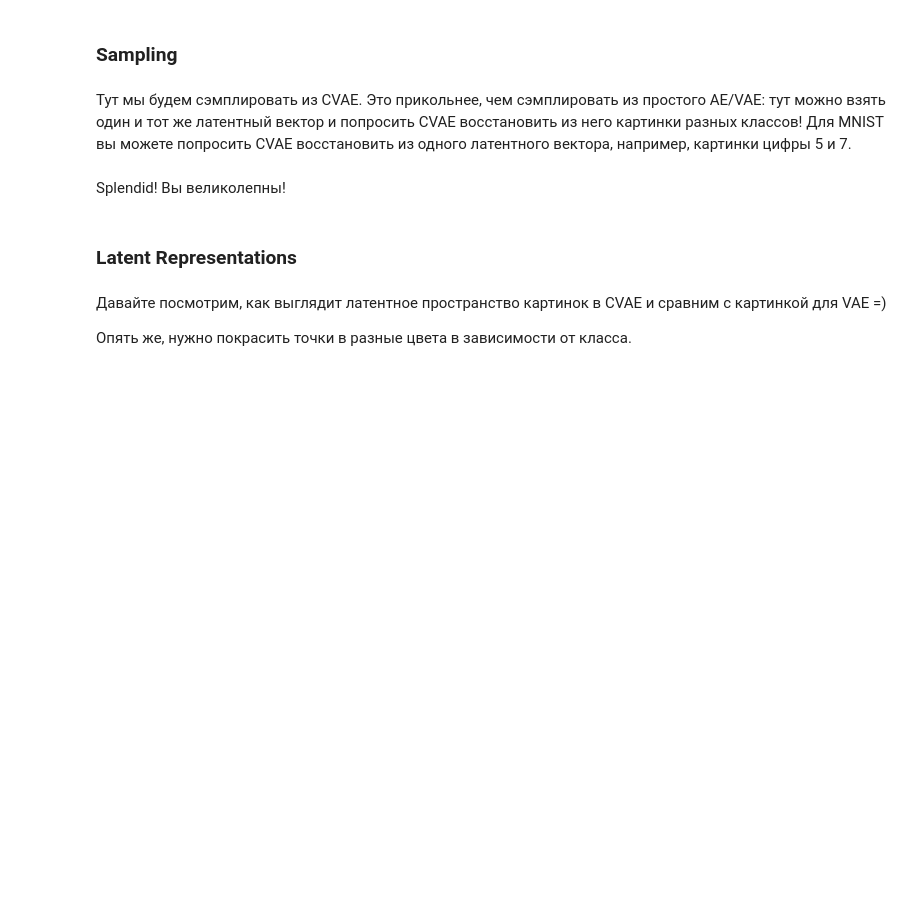
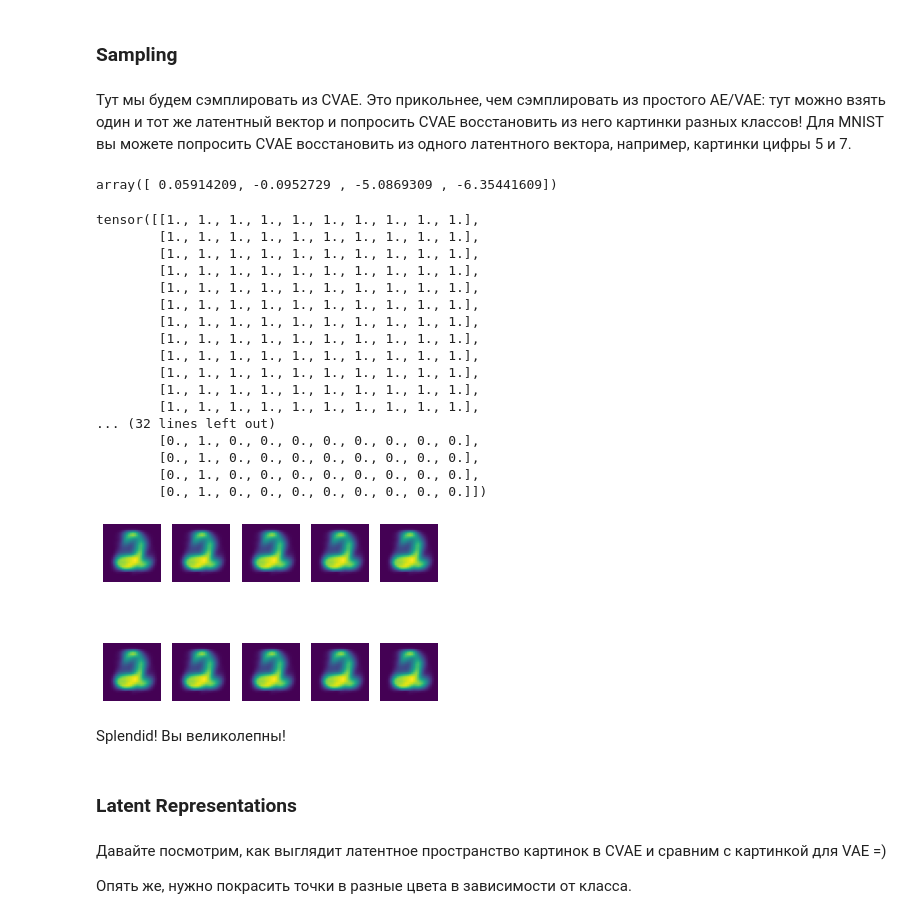
Before and after one commit to gbrs/DLS_1_2022_spring, a Jupyter notebook: adv 19 Домашнее задание. Автоэнкодеры/19 [hw]autoencoders.ipynb, the cells around one changed output. Cells and saved outputs as stored; diff of their text form; code cells hidden in the pictures; blank space fills up the shorter version.

```diff
--- a/adv 19 Домашнее задание. Автоэнкодеры/19 [hw]autoencoders.ipynb
+++ b/adv 19 Домашнее задание. Автоэнкодеры/19 [hw]autoencoders.ipynb
@@ -1145,0 +1211,4 @@ class CVAE(nn.Module):
+# %%
+max_epochs = 10
+optimizer = torch.optim.Adam(autoencoder_cvae.parameters(), lr=0.01, betas=(0.9, 0.999), weight_decay=0)
+train(autoencoder_cvae, optimizer, criterion, max_epochs, train_loader, test_loader)
@@ -1150,6 +1251,63 @@ class CVAE(nn.Module):
 Для MNIST вы можете попросить CVAE восстановить из одного латентного вектора, например, картинки цифры 5 и 7.
 # %%
 <тут нужно научиться сэмплировать из декодера цифры определенного класса>
+# %%
+## прогоним валидационную выборку и посчитаем среднее значение для латентного вектора
+
+autoencoder_cvae.eval()
+vector = np.array([0] * (2 * dim_code))
+
+for data_batch in test_loader:
+    X_batch = data_batch[0].to(device)
+    y_batch = data_batch[1].to(torch.long).to(device)
+
+    with torch.set_grad_enabled(False):
+        mu, logsigma, X_pred = autoencoder_cvae(X_batch, y_batch)
+        mu_sum = mu.cpu().sum(axis=0).numpy()
+        logsigma_sum = logsigma.cpu().sum(axis=0).numpy()
+        vector = vector + np.concatenate((mu_sum, logsigma_sum))
+
+vector /= test_dataset.data.shape[0]
+# %%
+vector
+# %% [output]
+array([ 0.05914209, -0.0952729 , -5.0869309 , -6.35441609])
+# %%
+vectors = torch.FloatTensor([vector[:-2].tolist() for _ in range(16)])
+# %%
+vectors = vectors.to(device)
+# %%
+##
+class_nums = one_hot_it(np.arange(0, 10, 1)).to(torch.long).to(device)
+print(class_nums)
+output = autoencoder_cvae.decode(vectors, class_nums).view(-1, 1, 28, 28)
+## и сгенерируем изображения на их основе
+plt.figure()
+for i in range(2):
+    for j in range(5):
+        plt.subplot(2, 5, 5 * i + j + 1)
+        plt.imshow(output[5 * i + j][0].detach().cpu().numpy())
+        plt.axis('off')
+plt.show()
+# %% [output]
+tensor([[1., 1., 1., 1., 1., 1., 1., 1., 1., 1.],
+        [1., 1., 1., 1., 1., 1., 1., 1., 1., 1.],
+        [1., 1., 1., 1., 1., 1., 1., 1., 1., 1.],
+        [1., 1., 1., 1., 1., 1., 1., 1., 1., 1.],
+        [1., 1., 1., 1., 1., 1., 1., 1., 1., 1.],
+        [1., 1., 1., 1., 1., 1., 1., 1., 1., 1.],
+        [1., 1., 1., 1., 1., 1., 1., 1., 1., 1.],
+        [1., 1., 1., 1., 1., 1., 1., 1., 1., 1.],
+        [1., 1., 1., 1., 1., 1., 1., 1., 1., 1.],
+        [1., 1., 1., 1., 1., 1., 1., 1., 1., 1.],
+        [1., 1., 1., 1., 1., 1., 1., 1., 1., 1.],
+        [1., 1., 1., 1., 1., 1., 1., 1., 1., 1.],
+... (32 lines left out)
+        [0., 1., 0., 0., 0., 0., 0., 0., 0., 0.],
+        [0., 1., 0., 0., 0., 0., 0., 0., 0., 0.],
+        [0., 1., 0., 0., 0., 0., 0., 0., 0., 0.],
+        [0., 1., 0., 0., 0., 0., 0., 0., 0., 0.]])
+[figure, added]
 # %% [markdown]
 Splendid! Вы великолепны!
 # %% [markdown]
```
Also changed, not shown: parts of 17 cells of this notebook.
